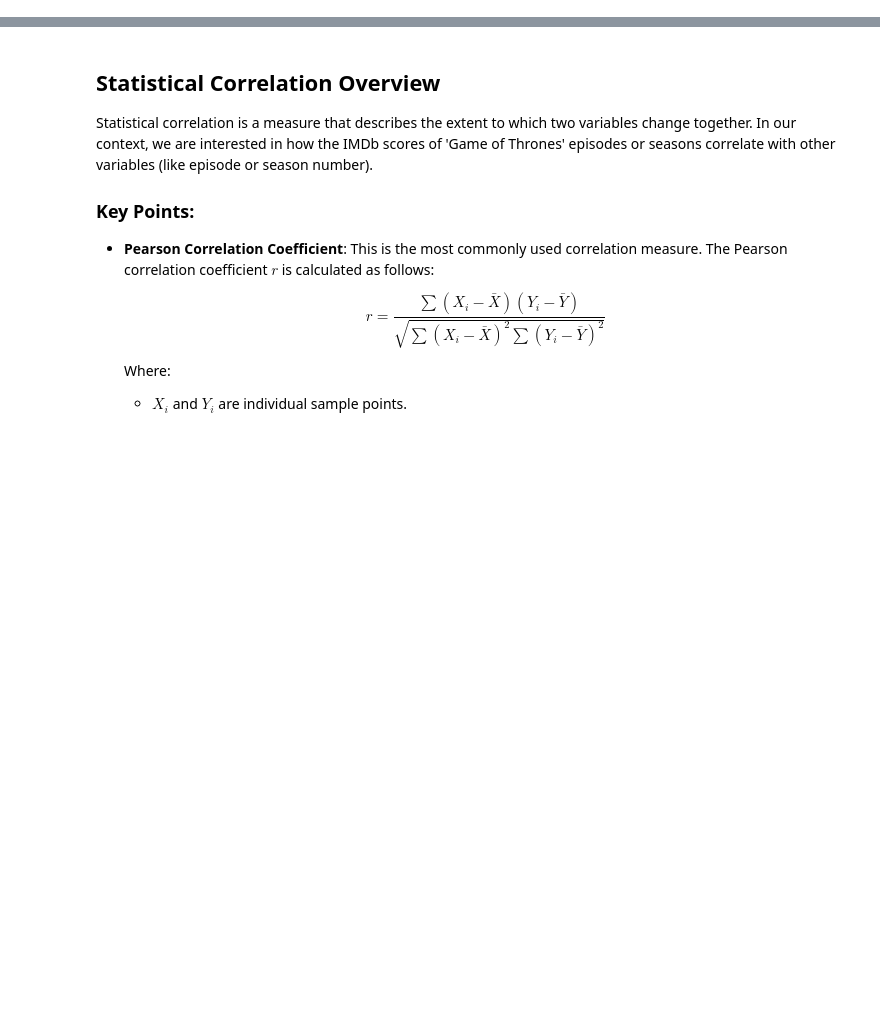
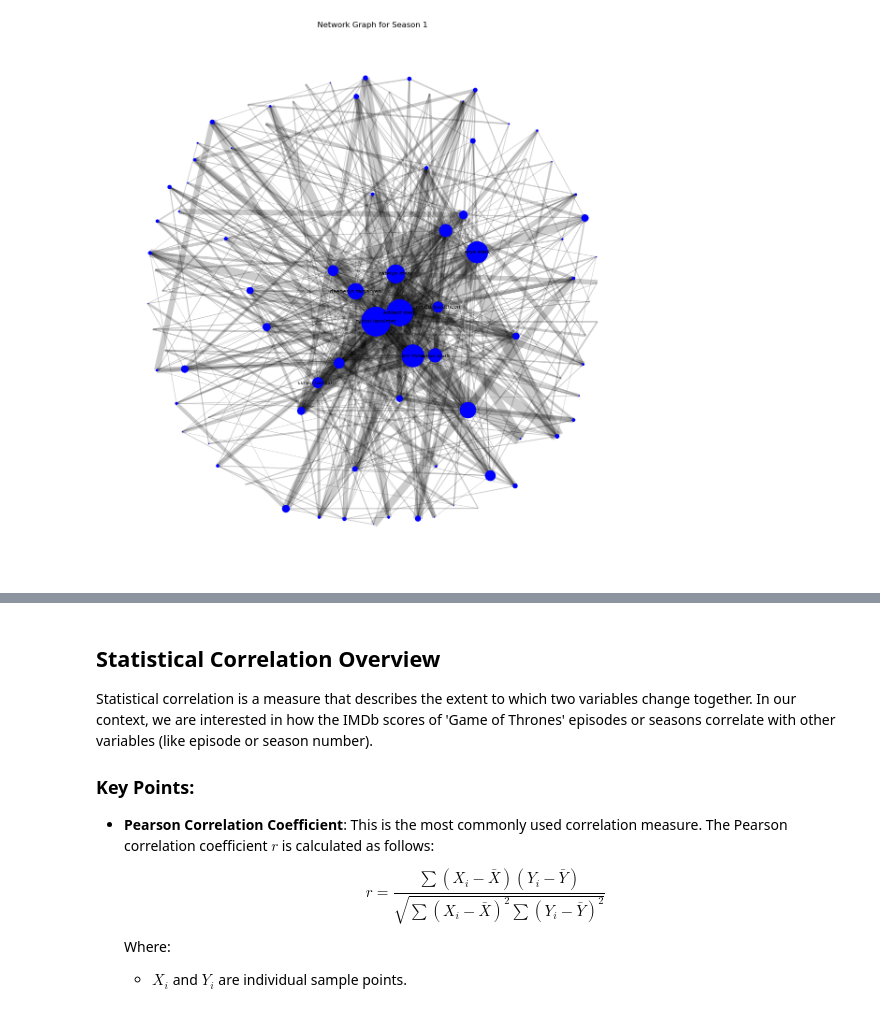
Before and after one commit to Agentroi/socialegraphs23, a Jupyter notebook: project/final/working_notebook.ipynb, the cells around one changed output, grey strips where cells are left out. Drawn from its saved outputs; the diff is of its cells as text; code cells hidden in the pictures; blank space fills up the shorter version.

```diff
--- a/project/final/working_notebook.ipynb
+++ b/project/final/working_notebook.ipynb
@@ -2,0 +142,19 @@
+# %%
+# Saving all interactions per season into an xlsx file
+def create_interaction_dataframe_filtered(interactions):
+    # Converting interaction data to a format suitable for DataFrame
+    data = [{'Characters': '-'.join(str(char) for char in pair), 'Interactions': count}
+            for pair, count in interactions.items()]
+    df = pd.DataFrame(data)
+
+    # Sorting by interaction count in descending order
+    df = df.sort_values(by='Interactions', ascending=False)
+    return df
+
+# Creating DataFrames for each season with filtered interactions and saving to an Excel file with multiple sheets
+with pd.ExcelWriter('../Game_of_Thrones_Filtered_Interactions.xlsx') as writer:
+    for season in filtered_season_interactions:
+        df = create_interaction_dataframe_filtered(filtered_season_interactions[season])
+        df.to_excel(writer, sheet_name=season, index=False)
+
+# The Excel file 'Game_of_Thrones_Filtered_Interactions.xlsx' is in the current directory, no need to run this code anymore
@@ -2,0 +190,38 @@
+# %%
+# Assuming `networks` is your dictionary of graphs for each season
+
+# Select a graph for a specific season to visualize
+season_name = 'Season 1'  # Example season
+G = networks[season_name]
+
+# Calculate betweenness centrality and PageRank for the nodes
+betweenness_centrality = nx.betweenness_centrality(G)
+pagerank_centrality = nx.pagerank(G)
+
+# Prepare the layout
+pos = nx.spring_layout(G, k=5, iterations=50)
+
+# Draw the graph
+plt.figure(figsize=(15, 15))
+
+# Draw edges
+edges = G.edges(data=True)
+edge_weights = [edata['weight']/4 for _, _, edata in edges]
+nx.draw_networkx_edges(G, pos, alpha=0.2, width=edge_weights)
+
+# Draw nodes
+node_sizes = [betweenness_centrality[node] * 10000 for node in G.nodes()]
+nx.draw_networkx_nodes(G, pos, node_size=node_sizes, node_color='blue')
+
+# Draw node labels
+# We will only label the top 10% nodes based on PageRank
+sorted_pagerank = sorted(pagerank_centrality.items(), key=lambda x: x[1], reverse=True)
+top_10_percent = sorted_pagerank[:len(sorted_pagerank) // 10]
+node_labels = {node: node for node, _ in top_10_percent}
+nx.draw_networkx_labels(G, pos, labels=node_labels, font_size=8)
+
+plt.title(f"Network Graph for {season_name}")
+plt.axis('off')
+plt.show()
+# %% [output]
+[figure, added]
```
Also changed, not shown: parts of 18 cells of this notebook.
